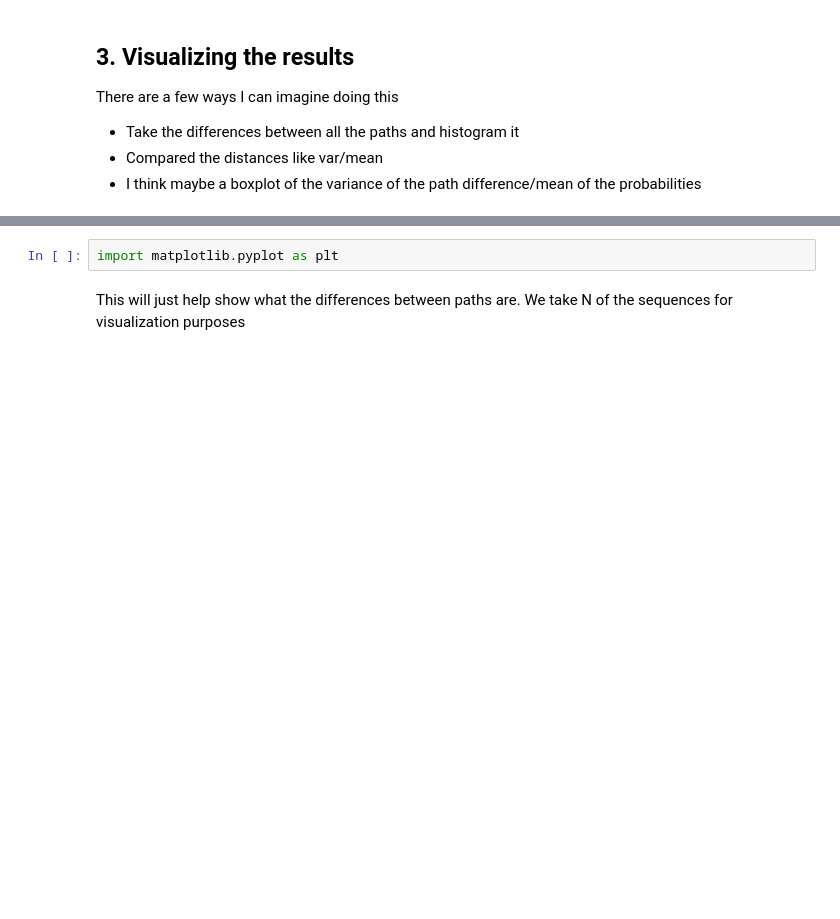
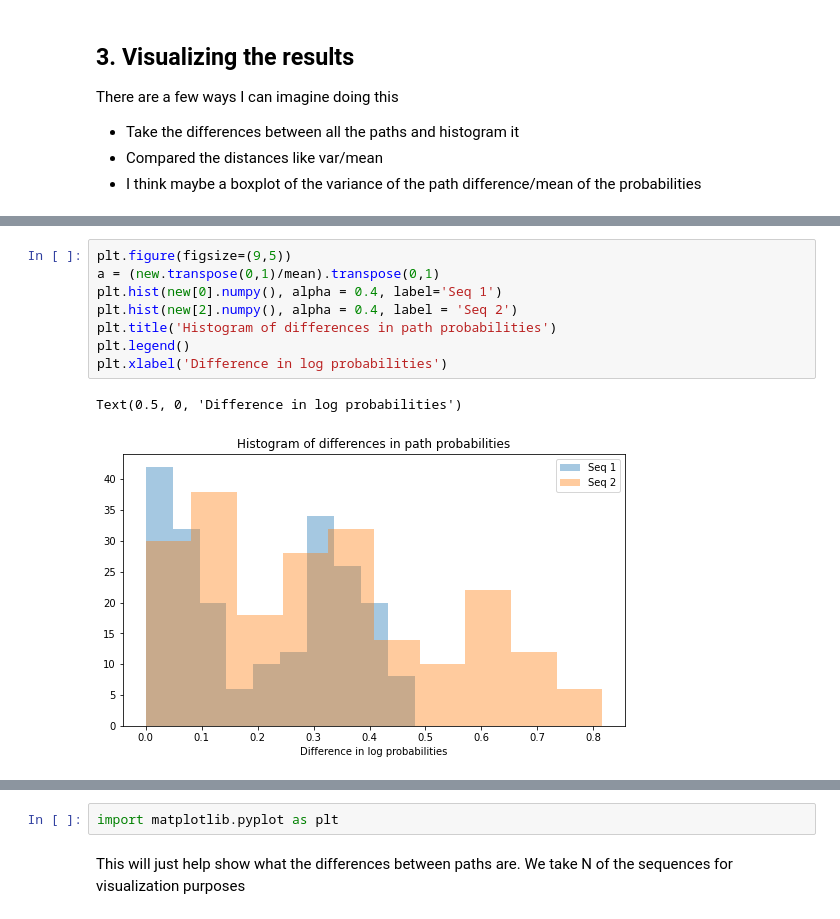
Before and after one commit to emisbrooke/transformer-path-dependence, a Jupyter notebook: tutorial_v2.ipynb, the cells around one changed output, grey strips where cells are left out. Saved outputs shown, nothing was run; the diff lists cells and outputs as text; blank space fills up the shorter version.

```diff
--- a/tutorial_v2.ipynb
+++ b/tutorial_v2.ipynb
@@ -92,0 +213,11 @@ ending_seqs = np.load(f'{filepath}ending_seqs_{iters}_iters_{num_mask}_masked_{n
+# %%
+plt.figure(figsize=(9,5))
+a = (new.transpose(0,1)/mean).transpose(0,1)
+plt.hist(new[0].numpy(), alpha = 0.4, label='Seq 1')
+plt.hist(new[2].numpy(), alpha = 0.4, label = 'Seq 2')
+plt.title('Histogram of differences in path probabilities')
+plt.legend()
+plt.xlabel('Difference in log probabilities')
+# %% [output]
+Text(0.5, 0, 'Difference in log probabilities')
+[figure, added]
```
Also changed, not shown: parts of 16 cells of this notebook, 5 other files.
